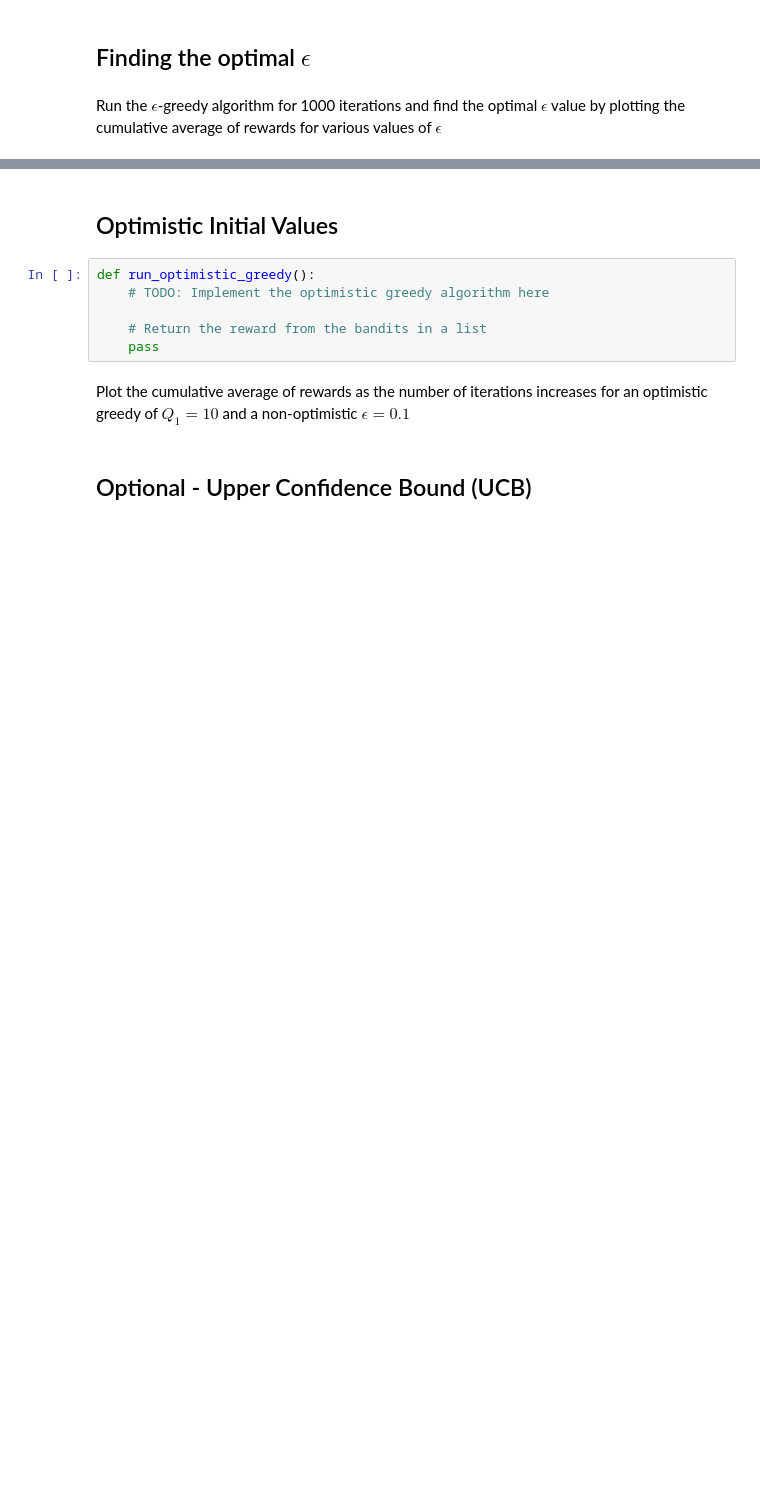
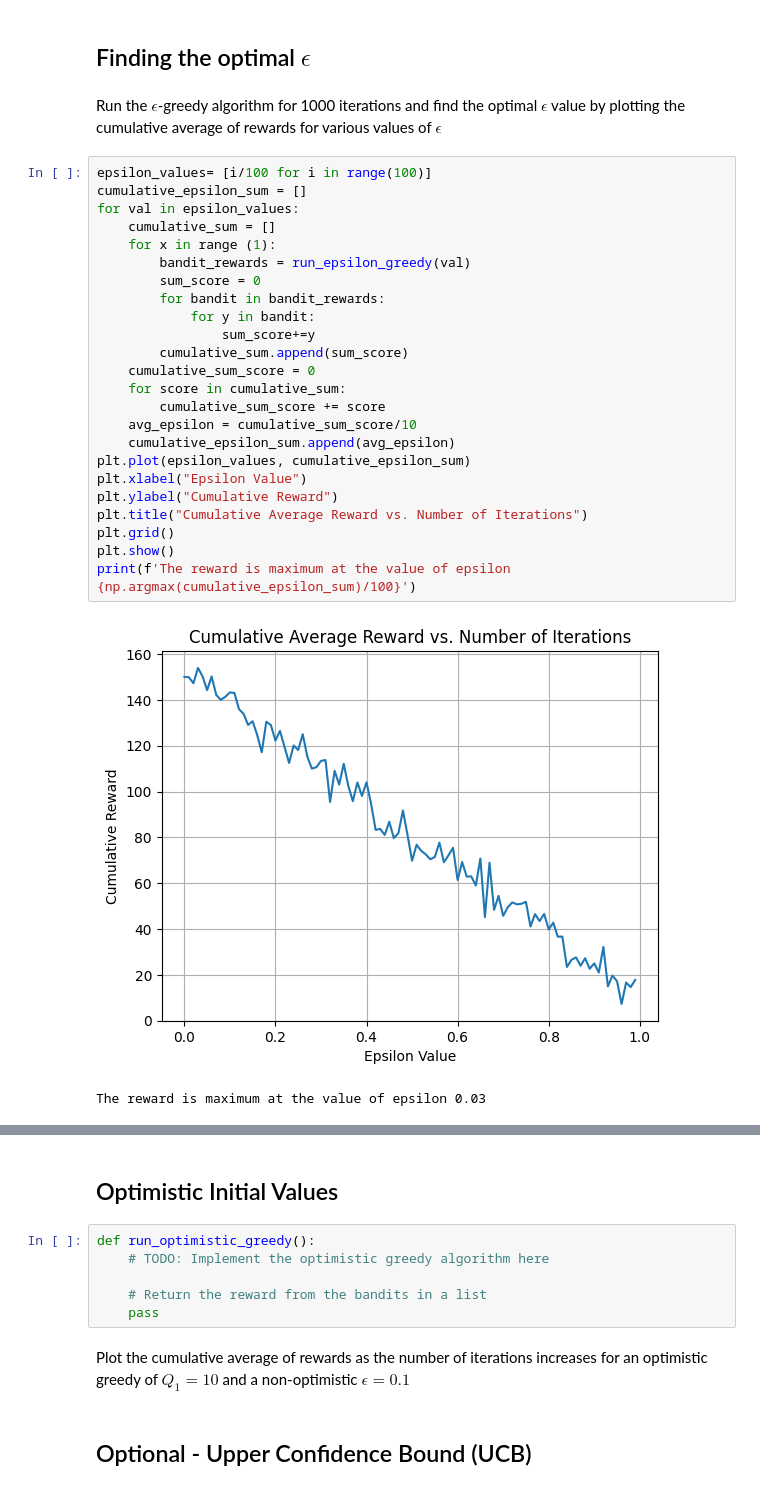
Before and after one commit to aksharzala2585/WiDS-2024-Can-Computers-Think, a Jupyter notebook: Week 1/work_on_bandits.ipynb, the cells around one changed output, grey strips where cells are left out. Drawn from its saved outputs; the diff is of its cells as text; blank space fills up the shorter version.

```diff
--- a/Week 1/work_on_bandits.ipynb
+++ b/Week 1/work_on_bandits.ipynb
@@ -88,3 +139,30 @@ Plot the cumulative average of rewards as the number of iterations increases but
 ## Finding the optimal $\epsilon$
 # %% [markdown]
 Run the $\epsilon$-greedy algorithm for 1000 iterations and find the optimal $\epsilon$ value by plotting the cumulative average of rewards for various values of $\epsilon$
+# %%
+epsilon_values= [i/100 for i in range(100)]
+cumulative_epsilon_sum = []
+for val in epsilon_values:
+    cumulative_sum = []
+    for x in range (1):
+        bandit_rewards = run_epsilon_greedy(val)
+        sum_score = 0
+        for bandit in bandit_rewards:
+            for y in bandit:
+                sum_score+=y
+        cumulative_sum.append(sum_score)
+    cumulative_sum_score = 0
+    for score in cumulative_sum:
+        cumulative_sum_score += score
+    avg_epsilon = cumulative_sum_score/10
+    cumulative_epsilon_sum.append(avg_epsilon)
+plt.plot(epsilon_values, cumulative_epsilon_sum)
+plt.xlabel("Epsilon Value")
+plt.ylabel("Cumulative Reward")
+plt.title("Cumulative Average Reward vs. Number of Iterations")
+plt.grid()
+plt.show()
+print(f'The reward is maximum at the value of epsilon {np.argmax(cumulative_epsilon_sum)/100}')
+# %% [output]
+[figure, added]
+The reward is maximum at the value of epsilon 0.03
```
Also changed, not shown: parts of 10 cells of this notebook, 1 other file.
